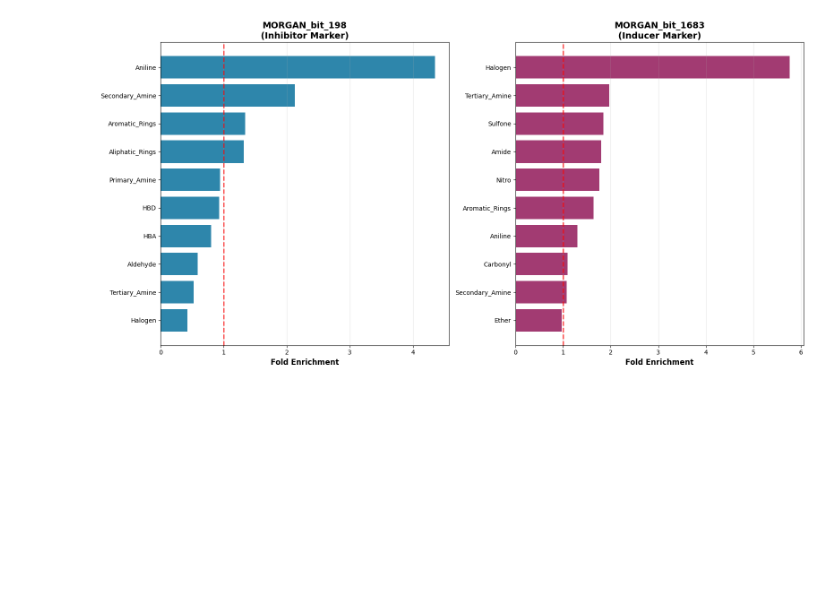
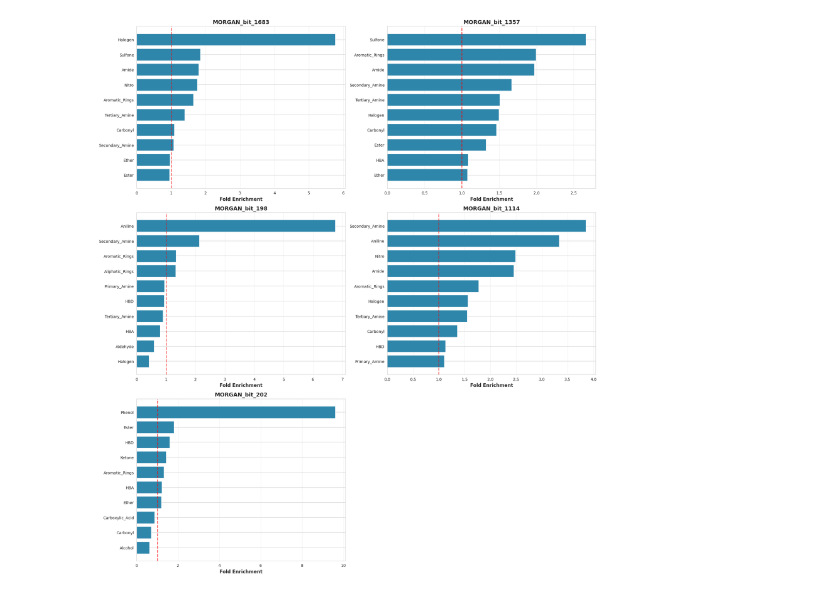
Before and after one commit to Amirtesh/Ferroptosis-Predictor, a Jupyter notebook: fp_exploration.ipynb, the cells around one changed output. Drawn from its saved outputs; the diff is of its cells as text; code cells hidden in the pictures; blank space fills up the shorter version.

```diff
--- a/fp_exploration.ipynb
+++ b/fp_exploration.ipynb
@@ -132,0 +60,18 @@ Functional_Group  Bit_198_Present  Bit_198_Absent  Difference  Fold_Change
+# %%
+comparison_tables = {}
+
+for bit in bits_to_analyze:
+    comparison_tables[bit] = pd.DataFrame({
+        "Functional_Group": df_present[bit].index,
+        f"Bit_{bit}_Present": df_present[bit].values,
+        f"Bit_{bit}_Absent": df_absent[bit].values,
+        "Difference": df_present[bit].values - df_absent[bit].values,
+        "Fold_Change": df_present[bit].values / (df_absent[bit].values + 0.01)
+    }).sort_values("Difference", ascending=False)
+
+for bit in bits_to_analyze:
+    print("=" * 80)
+    print(f"MORGAN_bit_{bit} - Functional Group Enrichment")
+    print("=" * 80)
+    print(comparison_tables[bit].to_string(index=False))
+    comparison_tables[bit].to_csv(f"bit_{bit}_functional_groups.csv", index=False)
@@ -133,28 +96,23 @@ Functional_Group  Bit_198_Present  Bit_198_Absent  Difference  Fold_Change
 # %%
-bit_198 = pd.read_csv('bit_198_functional_groups.csv')
-bit_1683 = pd.read_csv('bit_1683_functional_groups.csv')
+fig, axes = plt.subplots(3, 2, figsize=(18, 20))
+axes = axes.flatten()
 
-fig, axes = plt.subplots(1, 2, figsize=(16, 8))
+plot_bits = [1683, 1357, 198, 1114, 202]
 
-top_198 = bit_198.nlargest(10, 'Fold_Change')
-axes[0].barh(top_198['Functional_Group'], top_198['Fold_Change'], color='#2E86AB')
-axes[0].axvline(x=1, color='red', linestyle='--', linewidth=2, alpha=0.7)
-axes[0].set_xlabel('Fold Enrichment', fontsize=12, fontweight='bold')
-axes[0].set_title('MORGAN_bit_198\n(Inhibitor Marker)', fontsize=14, fontweight='bold')
-axes[0].invert_yaxis()
-axes[0].grid(axis='x', alpha=0.3)
+for i, bit in enumerate(plot_bits):
+    top_df = comparison_tables[bit].nlargest(10, "Fold_Change")
+    axes[i].barh(top_df["Functional_Group"], top_df["Fold_Change"], color="#2E86AB")
+    axes[i].axvline(x=1, color="red", linestyle="--", linewidth=2, alpha=0.7)
+    axes[i].set_xlabel("Fold Enrichment", fontsize=12, fontweight="bold")
+    axes[i].set_title(f"MORGAN_bit_{bit}", fontsize=14, fontweight="bold")
+    axes[i].invert_yaxis()
+    axes[i].grid(axis="x", alpha=0.3)
 
-top_1683 = bit_1683.nlargest(10, 'Fold_Change')
-axes[1].barh(top_1683['Functional_Group'], top_1683['Fold_Change'], color='#A23B72')
-axes[1].axvline(x=1, color='red', linestyle='--', linewidth=2, alpha=0.7)
-axes[1].set_xlabel('Fold Enrichment', fontsize=12, fontweight='bold')
-axes[1].set_title('MORGAN_bit_1683\n(Inducer Marker)', fontsize=14, fontweight='bold')
-axes[1].invert_yaxis()
-axes[1].grid(axis='x', alpha=0.3)
+axes[5].axis("off")
 
 plt.tight_layout()
-plt.savefig('functional_group_enrichment.png', dpi=300, bbox_inches='tight')
+plt.savefig("fp_analysis/functional_group_enrichment.png", dpi=600, bbox_inches="tight")
 plt.show()
 # %% [output]
-[figure, old version]
+[figure, new version]
 # %%
```
Also changed, not shown: parts of 8 cells of this notebook, 3 other files.
